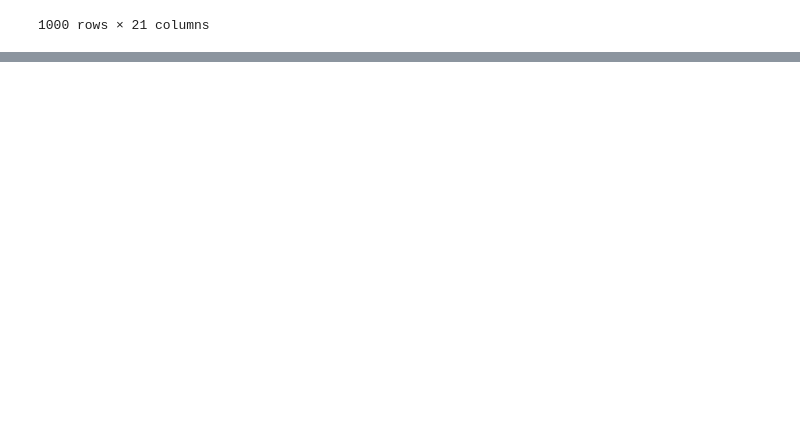
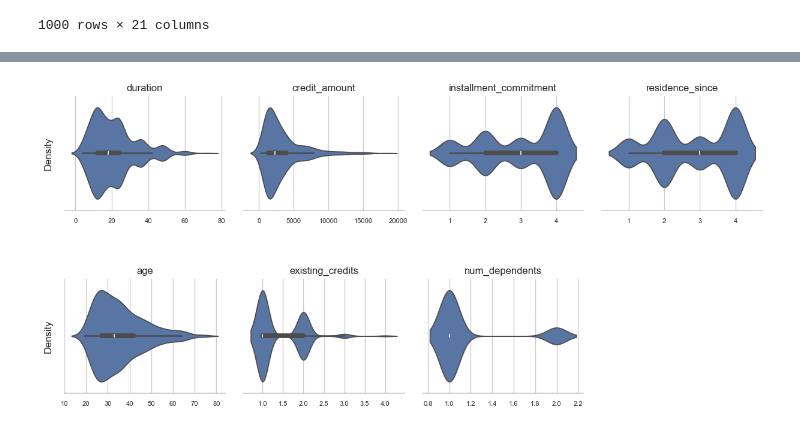
Before and after one commit to mms1410/germanCreditFairness, a Jupyter notebook: notebooks/scratch_sven.ipynb, the cells around one changed output, grey strips where cells are left out. Cells and saved outputs as stored; diff of their text form; code cells hidden in the pictures; blank space fills up the shorter version.

```diff
--- a/notebooks/scratch_sven.ipynb
+++ b/notebooks/scratch_sven.ipynb
@@ -20,3 +22,11 @@ credit
 | 998 | <0 | 45 | existing paid | radio/tv | 1845 | <100 | 1<=X<4 | ... |
 | 999 | 0<=X<200 | 45 | critical/other existing credit | used car | 4576 | 100<=X<500 | unemployed | ... |
 1000 rows × 21 columns
+# %%
+print(credit.num_dependents.value_counts())
+print(credit.existing_credits.value_counts())
+print(credit.residence_since.value_counts())
+print(credit.installment_commitment.value_counts())
+to_category = ["num_dependents", "existing_credits", "residence_since", "installment_commitment"]
+for column_name in to_category:
+    credit[column_name] = credit[column_name].astype("category")
@@ -22,0 +71,4 @@ credit
+# %%
+_ = plot_numerical(credit)
+# %% [output]
+[figure, added]
```
Also changed, not shown: parts of 7 cells of this notebook.
